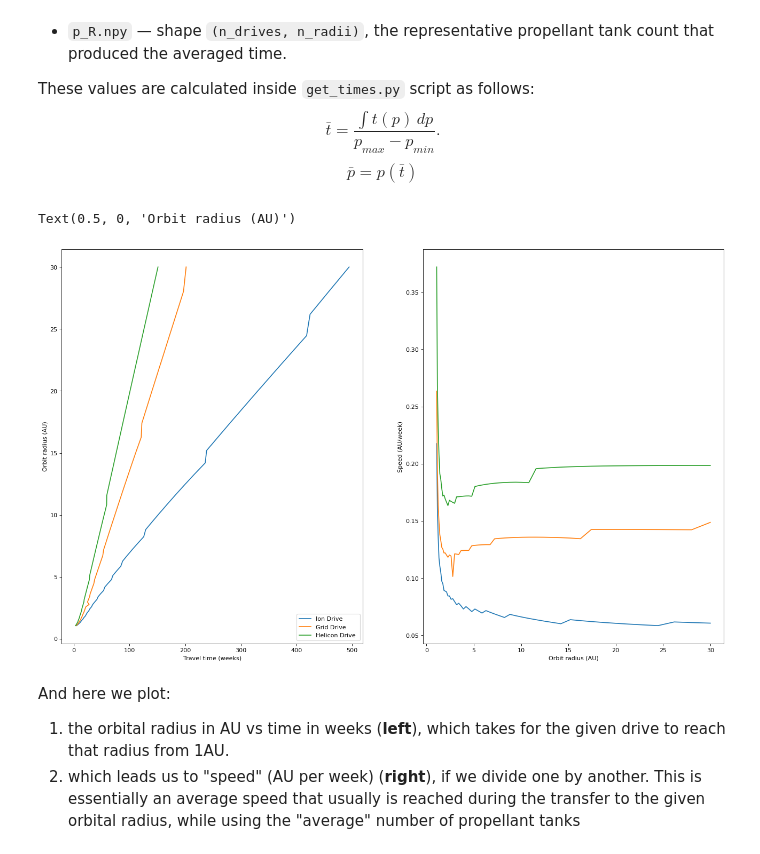
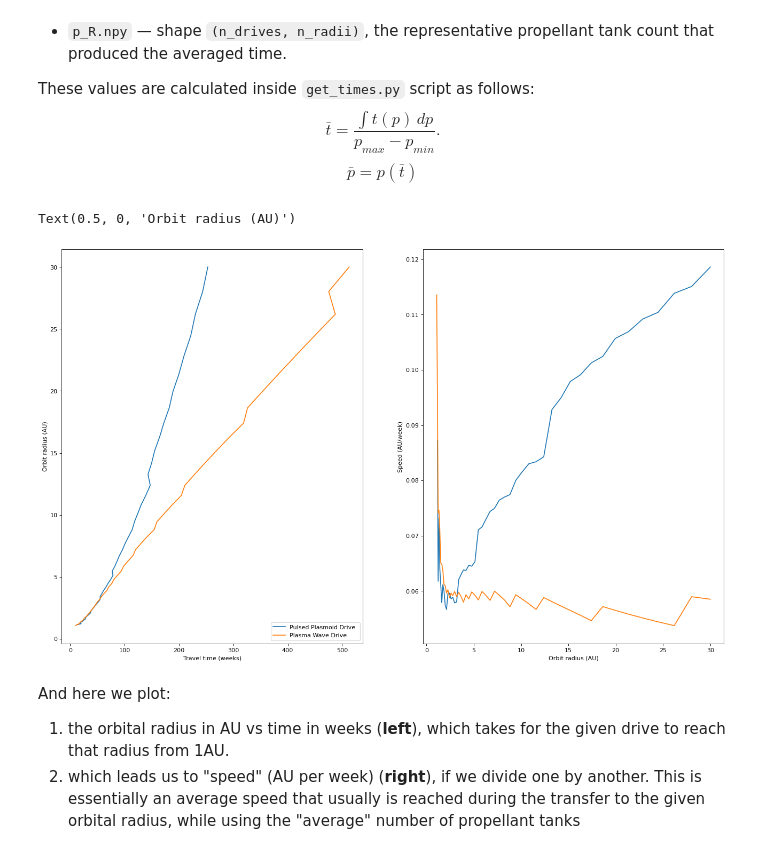
Before and after one commit to tkachev-asc/TI_drives, a Jupyter notebook: drives.ipynb, the cells around one changed output. Cells and saved outputs as stored; diff of their text form; code cells hidden in the pictures.

```diff
--- a/drives.ipynb
+++ b/drives.ipynb
@@ -784,3 +784,6 @@ drives.loc[mask, ['name', 'thrust', 'EV', 'class', 'power','specific_power','fla
 | 61 | Deuteron Fusor Drive | 149760.0 | 1250.00 | Electrostatic_Confinement | 73.469388 | 0.0 | 0 | 0.500 | Closed | ... |
 | 62 | Protium Fusor Drive | 430349.4 | 1818.00 | Electrostatic_Confinement | 303.953073 | 0.0 | 0 | 0.005 | Closed | ... |
 | 95 | Hall Drive | 19800.0 | 19.62 | Electrostatic | 0.366487 | 0.0 | 0 | 450.000 | Calc | ... |
+# %%
+mask = drives['name'].str.contains('plasm', case=False)
+drives.loc[mask]
@@ -937,8 +951,8 @@ from matplotlib.lines import Line2D
 figure(figsize=(20, 12), dpi=80)
 
 au = 1.496e8 * 1e3
-ks  = [10,12,18]
-col = ['C0','C1','C2']
+ks  = [15,16]
+col = ['C0','C1']
 js  = [0,1]
 lines = ['-','--']
 
@@ -965,17 +979,20 @@ for j in js:
             mp0 = pms[i]*1e5
             tts[i] = transfer_time(r1,r2,ve,m_dry,T,mp0)
 
+        dt = tts[:-1] - tts[1:]
+        valid = np.where(dt>0)
+
         if j==0:
-            ax1.plot(pms[tts>0], tts[tts>0],
+            ax1.plot(pms[valid], tts[valid],
                      label=drives.loc[k,'name'],
                      ls=lines[j], c=col[kk])
-            ax2.loglog(pms[tts>0], tts[tts>0],
+            ax2.loglog(pms[valid], tts[valid],
                        label=drives.loc[k,'name'],
                        ls=lines[j], c=col[kk])
         else:
-            ax1.plot(pms[tts>0], tts[tts>0],
+            ax1.plot(pms[valid], tts[valid],
                      ls=lines[j], c=col[kk])
-            ax2.loglog(pms[tts>0], tts[tts>0],
+            ax2.loglog(pms[valid], tts[valid],
                        ls=lines[j], c=col[kk])
         kk+=1
 
@@ -1012,28 +1029,29 @@ $$\bar p = p(\bar t)$$
 # %%
 figure(figsize=(20, 12), dpi=80)
 ax1 = plt.subplot(1,2,1)
 ax2 = plt.subplot(1,2,2)
 
 
-ks  = [10,12,18]
+ks  = [15,16]
 t_R = np.load('t_R.npy')
 
 R = 10**np.linspace(0,np.log10(30),num=t_R.shape[1]+1)[1:]
 
 
 for k in ks:
     t_row = t_R[k]
-    ax1.plot(t_row, R, label=drives.loc[k,'name'])
-    ax2.plot(R, R/t_row, label=drives.loc[k,'name'])
+    mask = t_row>0
+    ax1.plot(t_row[mask], R[mask], label=drives.loc[k,'name'])
+    ax2.plot(R[mask], R[mask]/t_row[mask], label=drives.loc[k,'name'])
 
 ax1.legend(loc='lower right')
 ax1.set_xlabel('Travel time (weeks)')
 ax1.set_ylabel('Orbit radius (AU)')
 ax2.set_ylabel('Speed (AU/week)')
 ax2.set_xlabel('Orbit radius (AU)')
 # %% [output]
 Text(0.5, 0, 'Orbit radius (AU)')
-[figure, old version]
+[figure, new version]
 # %% [markdown]
 And here we plot:
 1. the orbital radius in AU vs time in weeks (**left**), which takes for the given drive to reach that radius from 1AU.
```
Also changed, not shown: parts of 10 cells of this notebook, 3 other files.
